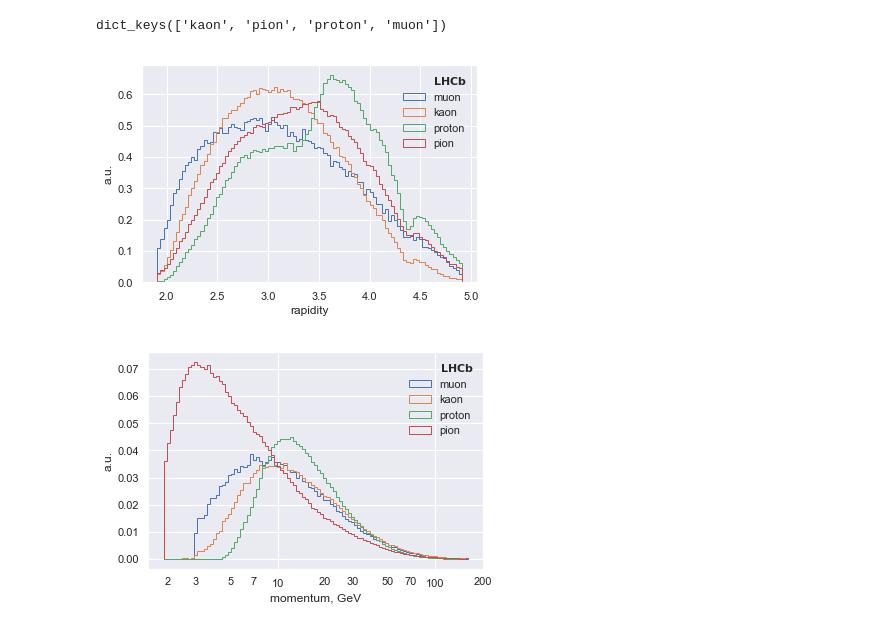
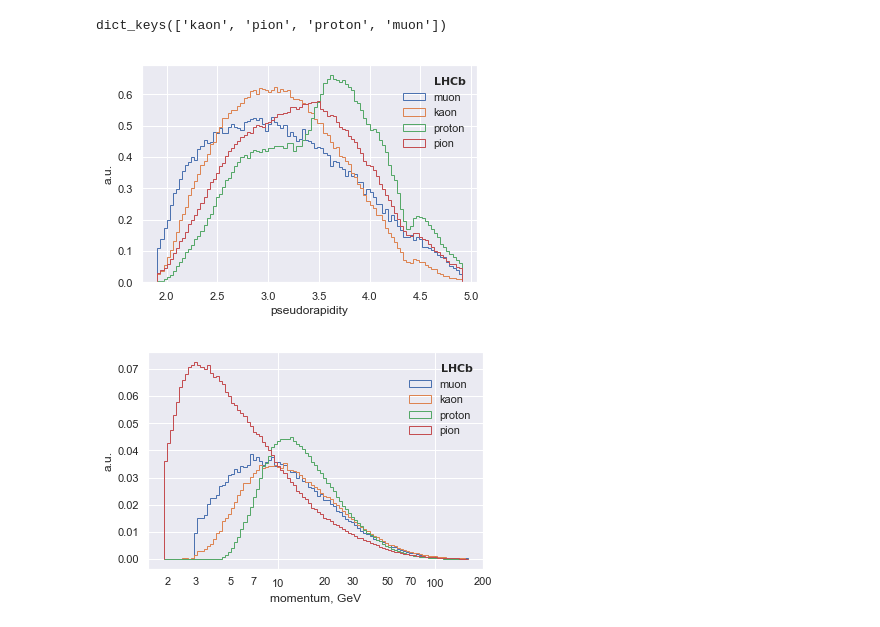
Before and after one commit to SiLiKhon/RichGANatACAT2019, a Jupyter notebook: MakePlots.ipynb, the cells around one changed output. Cells and saved outputs as stored; diff of their text form; code cells hidden in the pictures.

```diff
--- a/MakePlots.ipynb
+++ b/MakePlots.ipynb
@@ -229,24 +229,24 @@ for particle in particles:
 # %%
 l1, r1 = get_percentile_range(data['muon'  ].test.Brunel_ETA.values, data['muon'  ].test.probe_sWeight.values, percentile=0.01)
 l2, r2 = get_percentile_range(data['kaon'  ].test.Brunel_ETA.values, data['kaon'  ].test.probe_sWeight.values, percentile=0.01)
 l3, r3 = get_percentile_range(data['proton'].test.Brunel_ETA.values, data['proton'].test.probe_sWeight.values, percentile=0.01)
 l4, r4 = get_percentile_range(data['pion'  ].test.Brunel_ETA.values, data['pion'  ].test.probe_sWeight.values, percentile=0.01)
 
 bins = np.linspace(min(l1, l2, l3, l4), max(r1, r2, r3, r4), 100)
 lhcb_label = mpatches.Patch(alpha=0, label=r'$\bf LHCb$')
 _, _, h_muon   = plt.hist(data['muon'  ].test.Brunel_ETA, weights=data['muon'  ].test.probe_sWeight, label='muon'  , bins=bins, density=True, histtype='step')
 _, _, h_kaon   = plt.hist(data['kaon'  ].test.Brunel_ETA, weights=data['kaon'  ].test.probe_sWeight, label='kaon'  , bins=bins, density=True, histtype='step')
 _, _, h_proton = plt.hist(data['proton'].test.Brunel_ETA, weights=data['proton'].test.probe_sWeight, label='proton', bins=bins, density=True, histtype='step')
 _, _, h_pion   = plt.hist(data['pion'  ].test.Brunel_ETA, weights=data['pion'  ].test.probe_sWeight, label='pion'  , bins=bins, density=True, histtype='step')
 
 plt.legend(handles=[lhcb_label, h_muon[0], h_kaon[0], h_proton[0], h_pion[0]], frameon=False)
-plt.xlabel('rapidity')
+plt.xlabel('pseudorapidity')
 plt.ylabel('a.u.')
 
 file_name = "ETA.pdf"
 plt.savefig(os.path.join(output_dir, file_name))
 # %% [output]
-[figure, old version]
+[figure, new version]
 # %%
 from matplotlib.ticker import ScalarFormatter, FormatStrFormatter, LogLocator
 
```
